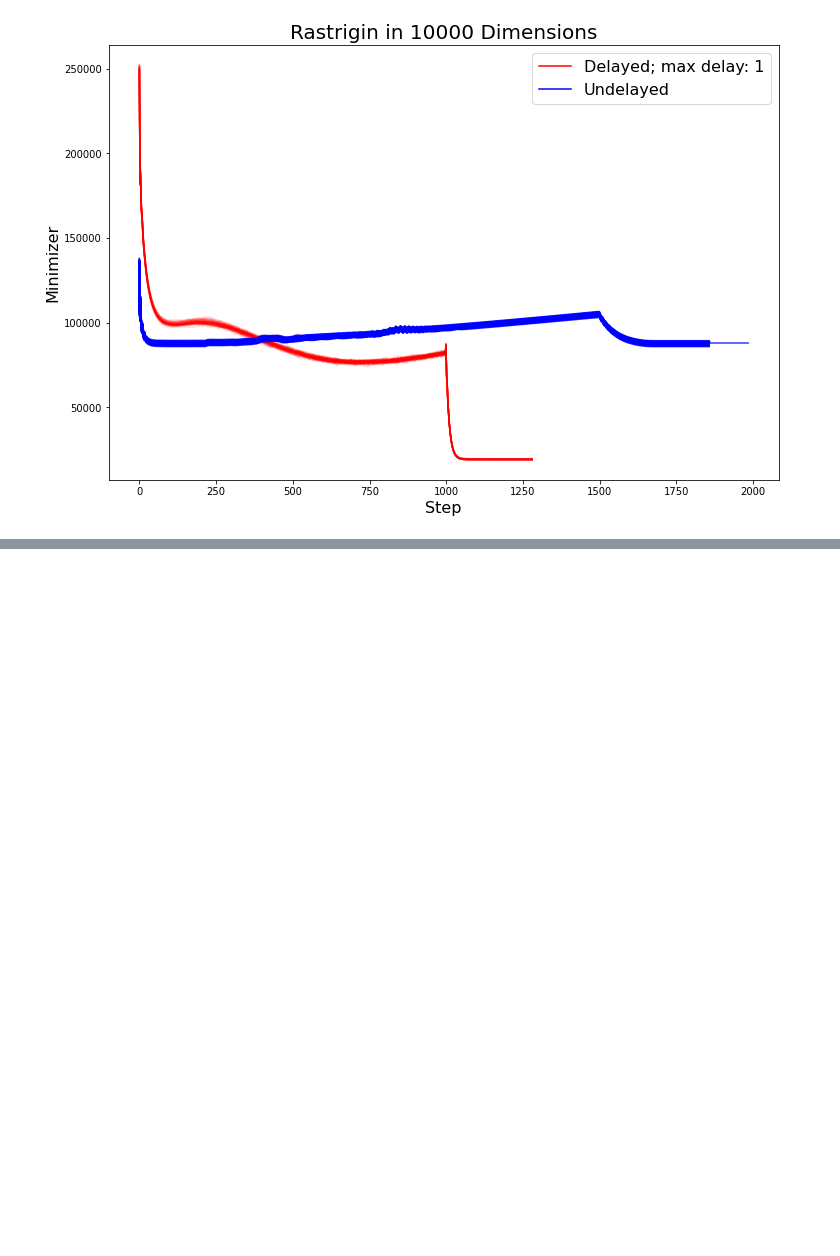
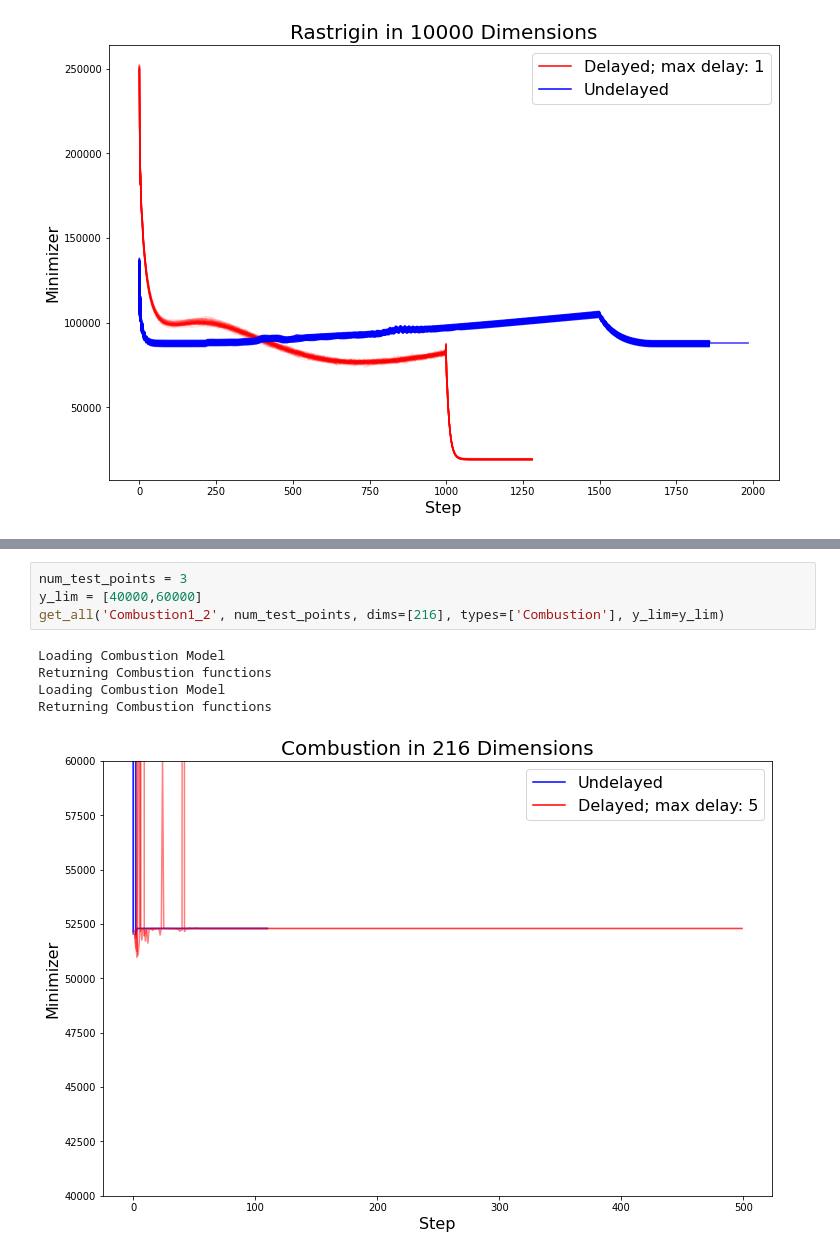
Before and after one commit to ebensonm/delay-optimizer, a Jupyter notebook: ResultAnalysis.ipynb, the cells around one changed output, grey strips where cells are left out. Cells and saved outputs as stored; diff of their text form; blank space fills up the shorter version.

```diff
--- a/ResultAnalysis.ipynb
+++ b/ResultAnalysis.ipynb
@@ -190,0 +215,10 @@ get_all('OriginalResults', num_test_points, dims, types)
+# %%
+num_test_points = 3
+y_lim = [40000,60000]
+get_all('Combustion1_2', num_test_points, dims=[216], types=['Combustion'], y_lim=y_lim)
+# %% [output]
+Loading Combustion Model
+Returning Combustion functions
+Loading Combustion Model
+Returning Combustion functions
+[figure, added]
```
Also changed, not shown: parts of 25 cells of this notebook, 4 other files.
